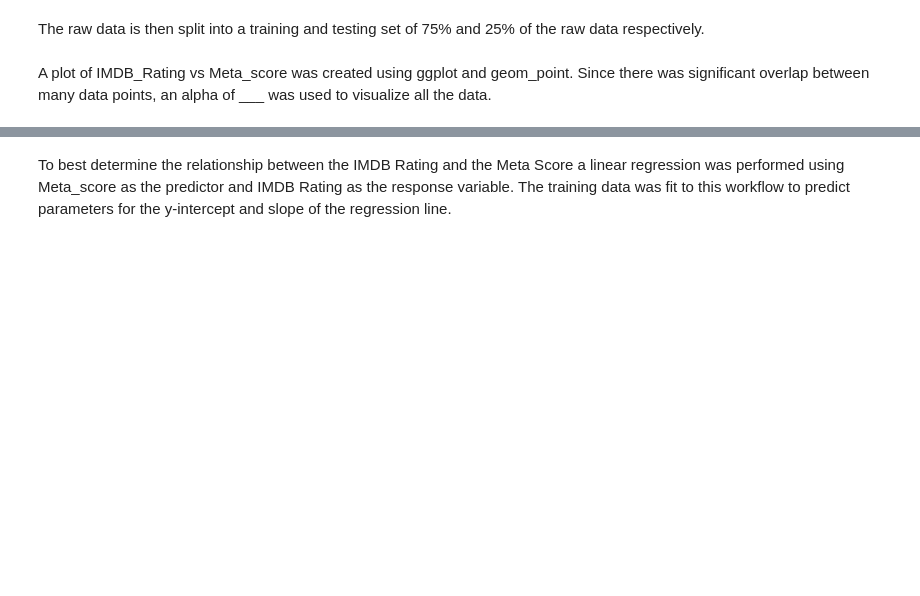
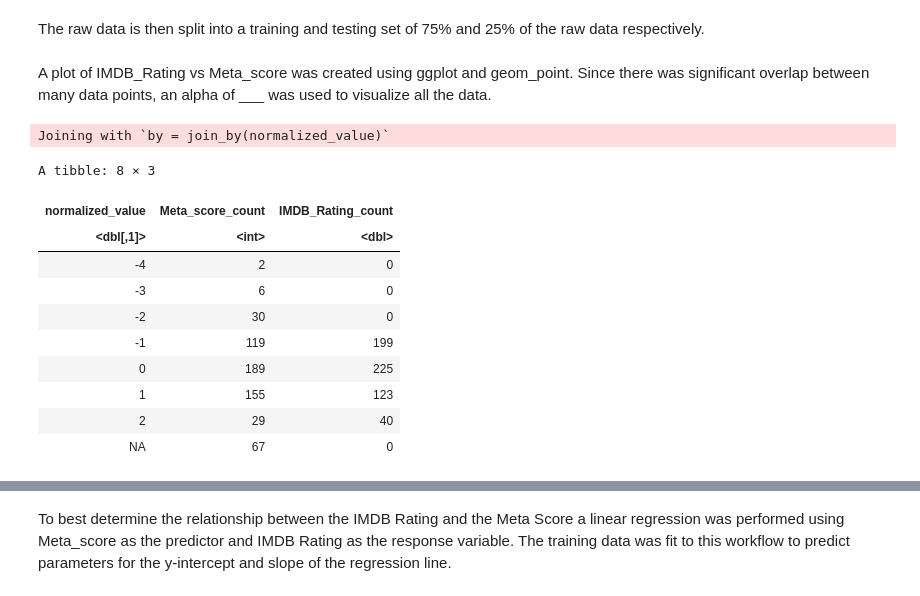
Before and after one commit to anh-dong/dsci-100-2023w1-group-33, a Jupyter notebook: Report.ipynb, the cells around one changed output, grey strips where cells are left out. Saved outputs shown, nothing was run; the diff lists cells and outputs as text; code cells hidden in the pictures; blank space fills up the shorter version.

```diff
--- a/Report.ipynb
+++ b/Report.ipynb
@@ -57,3 +81,34 @@ movies_training <- training(movies_split)
 movies_testing <- testing(movies_split)
 # %% [markdown]
 A plot of IMDB_Rating vs Meta_score was created using ggplot and geom_point. Since there was significant overlap between many data points, an alpha of ___ was used to visualize all the data.
+# %%
+### Table Summary
+movies_summary <- movies_training |>
+    mutate(Meta_score = round(scale(Meta_score), 0), IMDB_Rating = round(scale(IMDB_Rating), 0))
+
+movies_table_Meta_scores <- movies_summary |>
+    group_by(Meta_score) |>
+    summarize(Meta_score_count = n()) |>
+    rename(normalized_value = Meta_score)
+
+movies_table_IMDB_Rating <- movies_summary |>
+    group_by(IMDB_Rating) |>
+    summarize(IMDB_Rating_count = n()) |>
+    rename(normalized_value = IMDB_Rating)
+
+joined <- left_join(movies_table_Meta_scores, movies_table_IMDB_Rating) |>
+    mutate(IMDB_Rating_count = replace(IMDB_Rating_count, is.na(IMDB_Rating_count), 0))
+joined
+# %% [output]
+Joining with `by = join_by(normalized_value)`
+A tibble: 8 × 3
+| normalized_value | Meta_score_count | IMDB_Rating_count |
+| <dbl[,1]> | <int> | <dbl> |
+| -4 | 2 | 0 |
+| -3 | 6 | 0 |
+| -2 | 30 | 0 |
+| -1 | 119 | 199 |
+| 0 | 189 | 225 |
+| 1 | 155 | 123 |
+| 2 | 29 | 40 |
+| NA | 67 | 0 |
```
Also changed, not shown: parts of 12 cells of this notebook.
